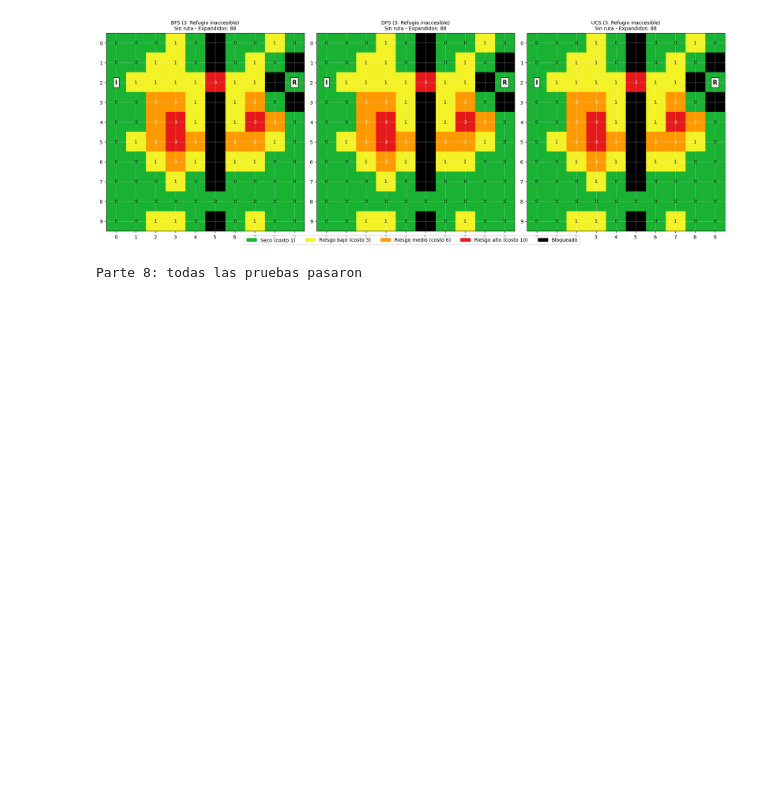
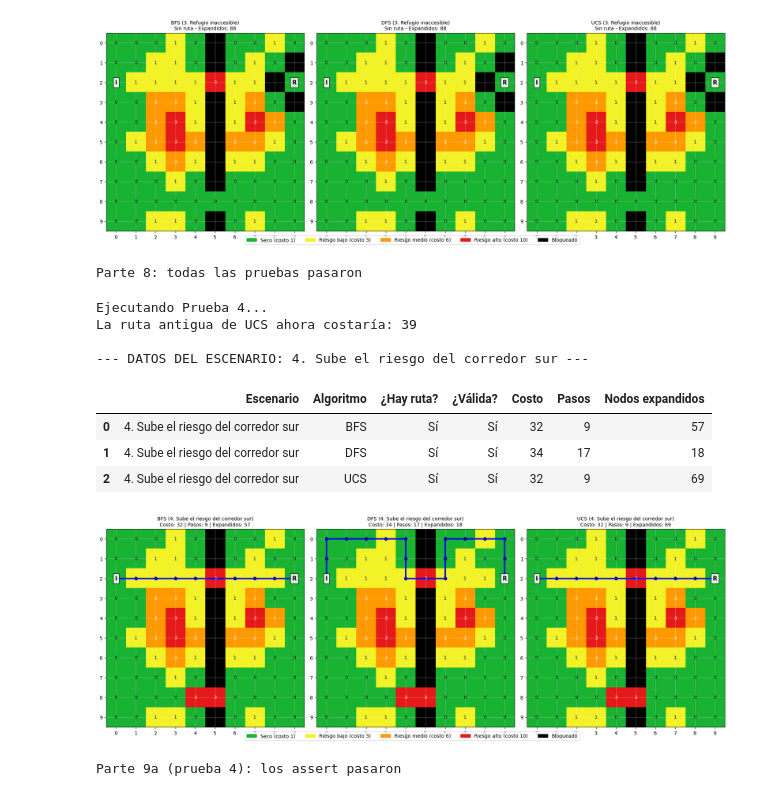
Before and after one commit to razorbladesky/ruta-inundacion-ia, a Jupyter notebook: simulacion_inundacion.ipynb, the cells around one changed output. Drawn from its saved outputs; the diff is of its cells as text; code cells hidden in the pictures; blank space fills up the shorter version.

Commit message:
Cambio de riesgo en el que el camino corto no es el mejor - Dante Rivas

```diff
--- a/simulacion_inundacion.ipynb
+++ b/simulacion_inundacion.ipynb
@@ -1251,3 +1251,69 @@ Ejecutando Prueba 3...
 | 2 | 3. Refugio inaccesible | UCS | No | N/A | None | None | 88 |
 [figure]
 Parte 8: todas las pruebas pasaron
+# %%
+# =========================================================================
+# PRUEBA 4 – Se modifica el riesgo de una región (Corredor Sur)
+# =========================================================================
+print("Ejecutando Prueba 4...")
+
+# 1. Crear el mapa específico para el escenario 4
+mapa4 = crear_mapa_principal()
+mapa4[8, 4] = RIESGO_ALTO  # Sube riesgo de 0 a 3
+mapa4[8, 5] = RIESGO_ALTO  # Sube riesgo de 0 a 3
+
+# 2. Confirmar mediante aserciones los valores en el mapa original y en la ruta original de UCS
+mapa_origen_check = crear_mapa_principal()
+assert mapa_origen_check[8, 4] == SECO, "En el mapa original la celda (8, 4) debe ser seca (0)"
+assert mapa_origen_check[8, 5] == SECO, "En el mapa original la celda (8, 5) debe ser seca (0)"
+assert (8, 4) in ruta_ucs_original, "La celda (8, 4) debería pertenecer a la ruta UCS original"
+assert (8, 5) in ruta_ucs_original, "La celda (8, 5) debería pertenecer a la ruta UCS original"
+
+# 3. Evaluar la ruta de UCS original sobre el nuevo mapa de riesgo
+es_valida_antigua, errores_antigua, costo_recalc_antiguo = validar_ruta(mapa4, ruta_ucs_original, INICIO, REFUGIO)
+assert es_valida_antigua is True, f"La ruta antigua debería seguir siendo espacialmente válida. Errores: {errores_antigua}"
+assert costo_recalc_antiguo == 39, f"El costo recalculado debería ser exactamente 39, pero dio {costo_recalc_antiguo}"
+print(f"La ruta antigua de UCS ahora costaría: {costo_recalc_antiguo}")
+
+# 4. Ejecutar el escenario formalmente
+df4, res4 = ejecutar_escenario("4. Sube el riesgo del corredor sur", mapa4, INICIO, REFUGIO)
+
+# Desestructurar resultados del escenario 4
+ruta_bfs4, costo_bfs4, nodos_bfs4 = res4["BFS"]
+ruta_dfs4, costo_dfs4, nodos_dfs4 = res4["DFS"]
+ruta_ucs4, costo_ucs4, nodos_ucs4 = res4["UCS"]
+
+# 5. Aserciones sobre UCS (Debe esquivar la zona de alto costo y subir por la fila 2)
+assert ruta_ucs4 is not None, "Debe existir una ruta para UCS"
+assert (8, 5) not in ruta_ucs4, "La nueva ruta óptima de UCS debe esquivar la celda costosa (8, 5)"
+assert (2, 5) in ruta_ucs4, "La nueva ruta de UCS debe cruzar por el paso central (2, 5)"
+assert costo_ucs4 == 32, f"El nuevo costo óptimo de UCS debe ser exactamente 32, obtenido: {costo_ucs4}"
+
+# 6. Aserciones sobre BFS y DFS (No consideran costos, así que su comportamiento espacial y de expansión debe ser idéntico)
+# Obtenemos los resultados puros sobre el mapa original
+ruta_bfs_orig, costo_bfs_orig, nodos_bfs_orig = bfs(mapa_origen_check, INICIO, REFUGIO)
+ruta_dfs_orig, costo_dfs_orig, nodos_dfs_orig = dfs(mapa_origen_check, INICIO, REFUGIO)
+
+# BFS debe ser idéntico en ruta y nodos expandidos
+assert ruta_bfs4 == ruta_bfs_orig, "La ruta espacial de BFS no debería cambiar por modificaciones de costos"
+assert nodos_bfs4 == nodos_bfs_orig, "Los nodos expandidos por BFS deben seguir siendo los mismos"
+assert costo_bfs4 == 32, f"El costo de la ruta de BFS evaluada en mapa4 debe ser 32, obtenido: {costo_bfs4}"
+
+# DFS debe ser idéntico en ruta y nodos expandidos
+assert ruta_dfs4 == ruta_dfs_orig, "La ruta espacial de DFS no debería cambiar por modificaciones de costos"
+assert nodos_dfs4 == nodos_dfs_orig, "Los nodos expandidos por DFS deben seguir siendo los mismos"
+assert costo_dfs4 == 34, f"El costo de la ruta de DFS evaluada en mapa4 debe ser 34, obtenido: {costo_dfs4}"
+
+# 7. Confirmación final de la prueba
+print("\nParte 9a (prueba 4): los assert pasaron")
+# %% [output]
+Ejecutando Prueba 4...
+La ruta antigua de UCS ahora costaría: 39
+
+--- DATOS DEL ESCENARIO: 4. Sube el riesgo del corredor sur ---
+|  | Escenario | Algoritmo | ¿Hay ruta? | ¿Válida? | Costo | Pasos | Nodos expandidos |
+| 0 | 4. Sube el riesgo del corredor sur | BFS | Sí | Sí | 32 | 9 | 57 |
+| 1 | 4. Sube el riesgo del corredor sur | DFS | Sí | Sí | 34 | 17 | 18 |
+| 2 | 4. Sube el riesgo del corredor sur | UCS | Sí | Sí | 32 | 9 | 69 |
+[figure, added]
+Parte 9a (prueba 4): los assert pasaron
```
Also changed, not shown: parts of 1 cell of this notebook.
